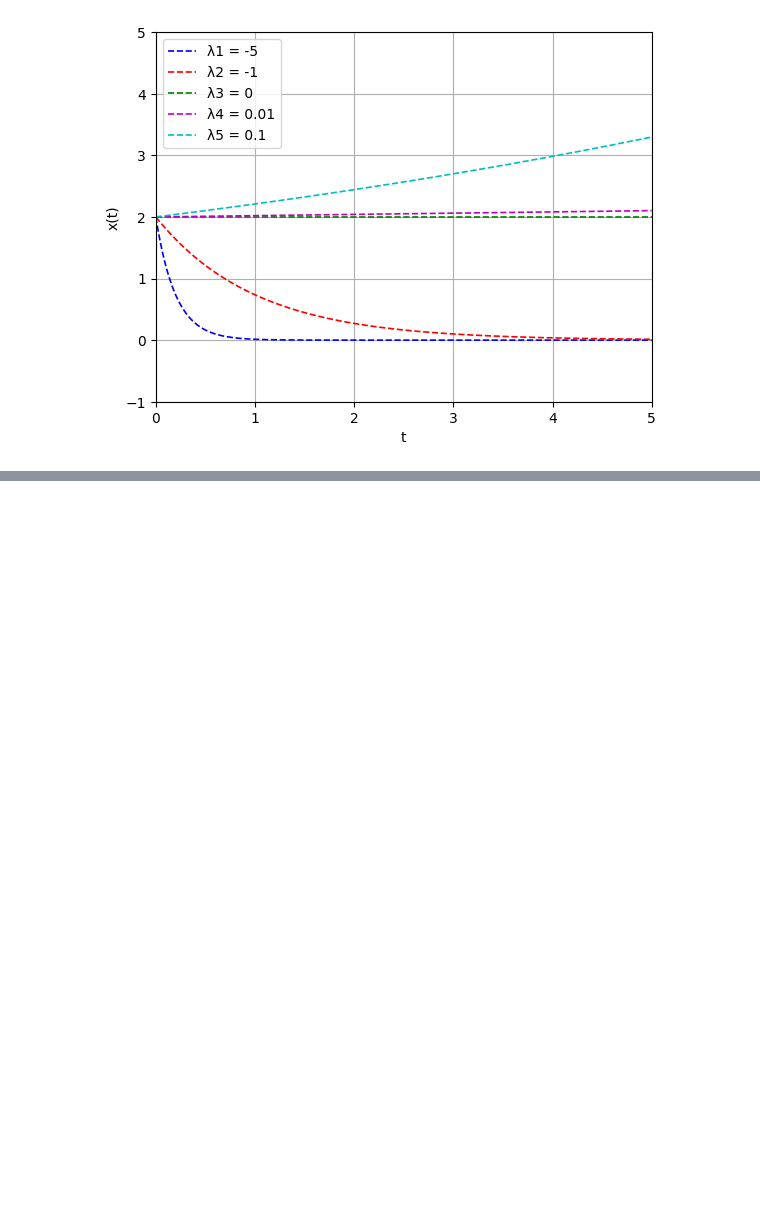
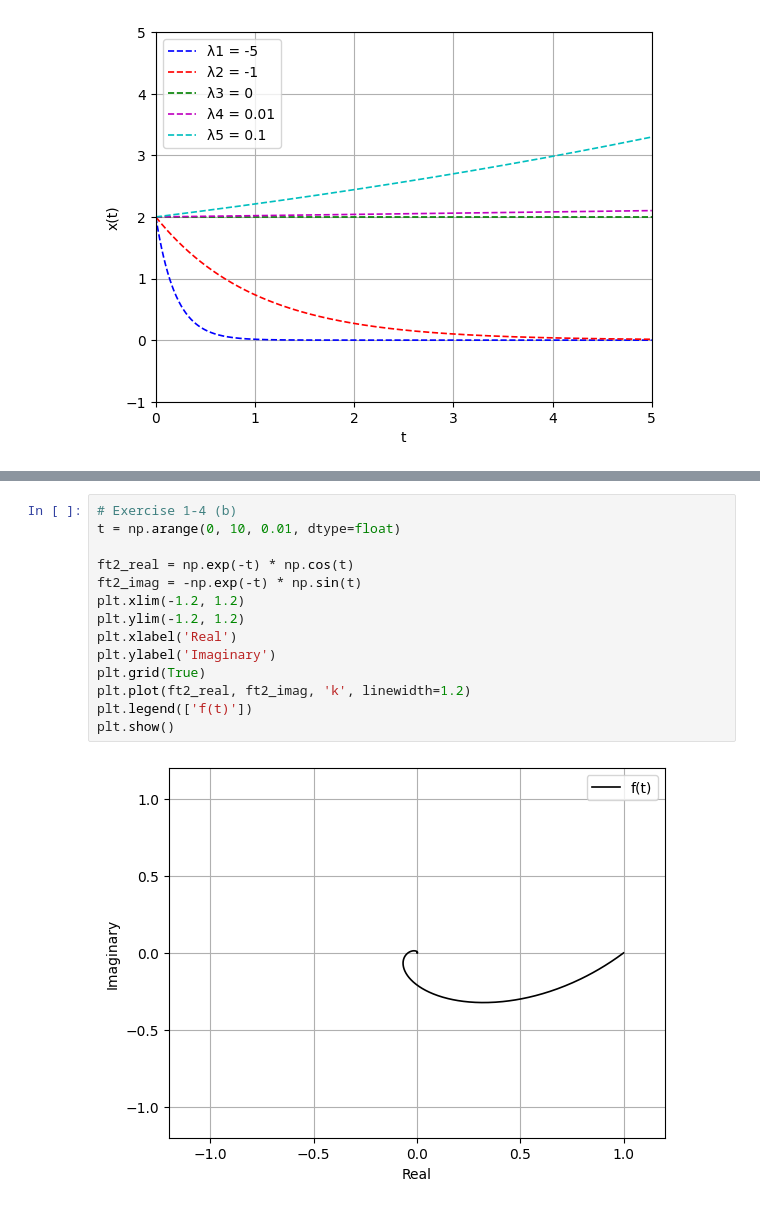
Before and after one commit to holyhenry/uw-me-564-565, a Jupyter notebook: hw1/hw1_sol.ipynb, the cells around one changed output, grey strips where cells are left out. Drawn from its saved outputs; the diff is of its cells as text; blank space fills up the shorter version.

```diff
--- a/hw1/hw1_sol.ipynb
+++ b/hw1/hw1_sol.ipynb
@@ -84,0 +101,16 @@ plt.show()
+# %%
+# Exercise 1-4 (b)
+t = np.arange(0, 10, 0.01, dtype=float)
+
+ft2_real = np.exp(-t) * np.cos(t)
+ft2_imag = -np.exp(-t) * np.sin(t)
+plt.xlim(-1.2, 1.2)
+plt.ylim(-1.2, 1.2)
+plt.xlabel('Real')
+plt.ylabel('Imaginary')
+plt.grid(True)
+plt.plot(ft2_real, ft2_imag, 'k', linewidth=1.2)
+plt.legend(['f(t)'])
+plt.show()
+# %% [output]
+[figure, added]
```
Also changed, not shown: parts of 5 cells of this notebook, 8 other files.
